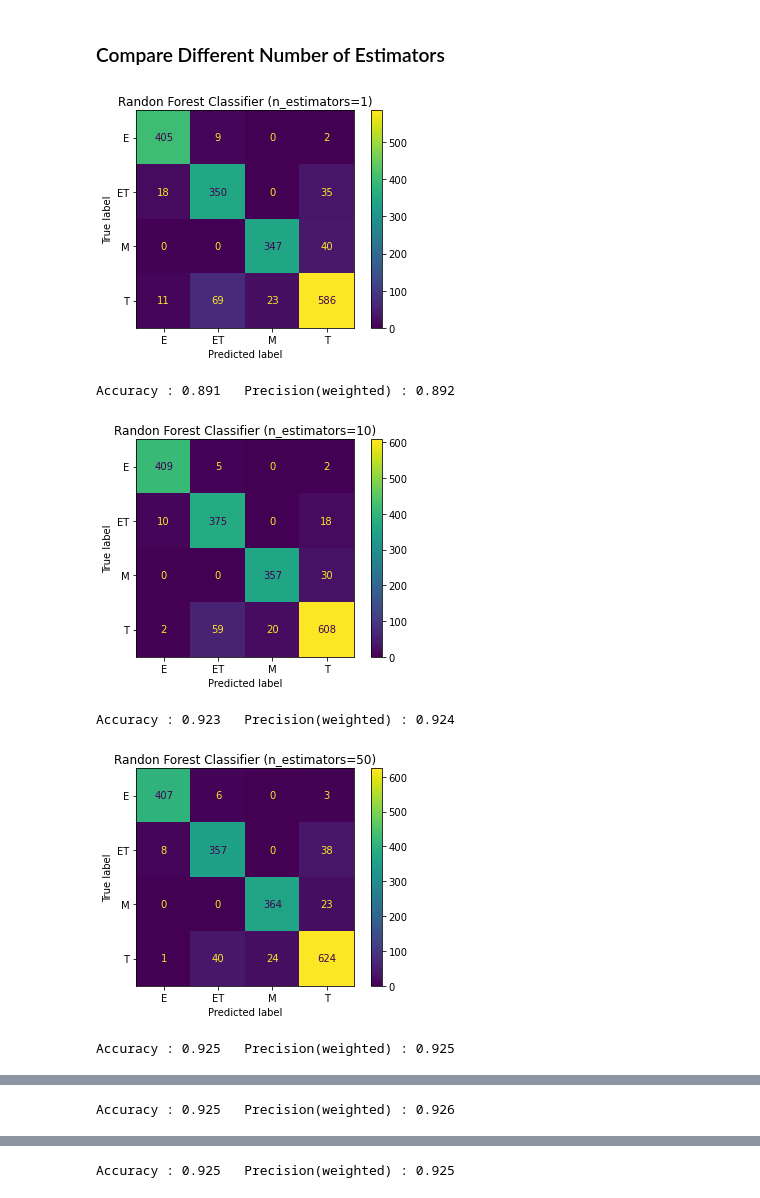
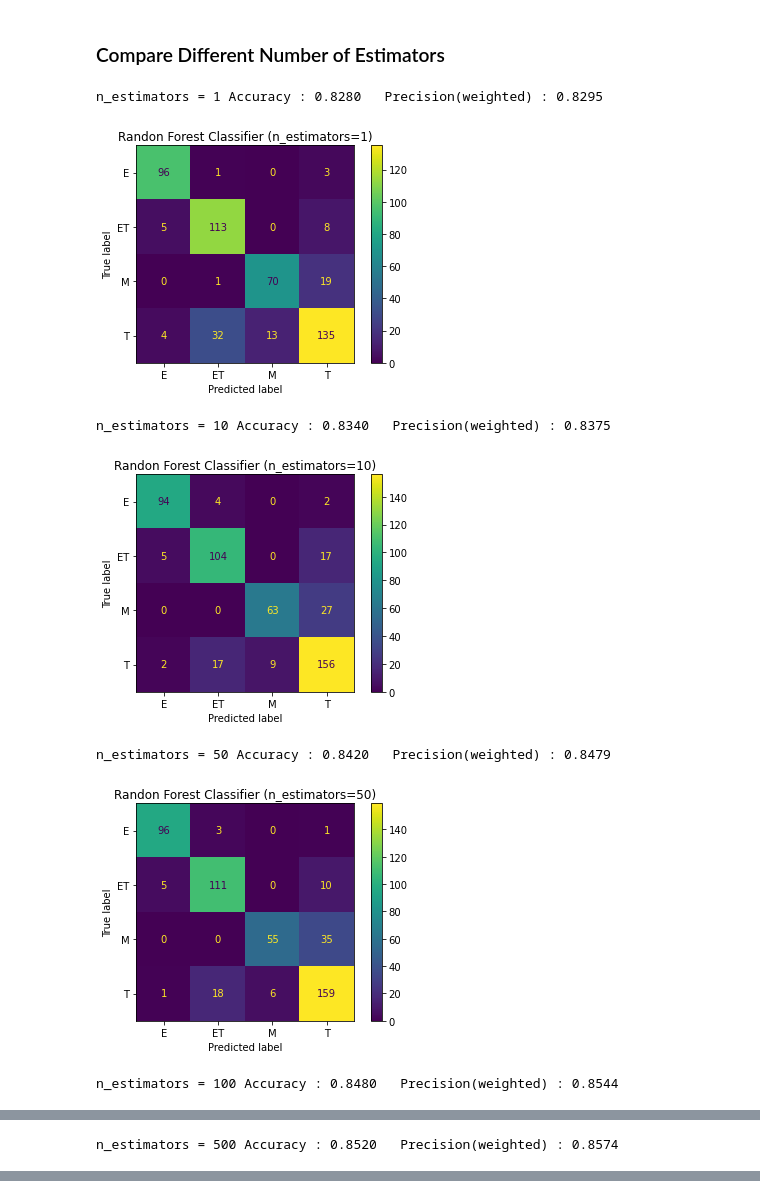
Before and after one commit to Jajc09/GBC-MCfML, a Jupyter notebook: final_project/game_ratings_kevin.ipynb, the cells around one changed output, grey strips where cells are left out. Cells and saved outputs as stored; diff of their text form; code cells hidden in the pictures.

```diff
--- a/final_project/game_ratings_kevin.ipynb
+++ b/final_project/game_ratings_kevin.ipynb
@@ -102,11 +105,11 @@ array(['E', 'ET', 'M', 'T'], dtype=object)
 from sklearn.ensemble import RandomForestClassifier
 
 rfc = RandomForestClassifier(n_estimators=100, n_jobs=-1)
-rfc.fit(X, y)
+rfc.fit(X_train, y_train)
 # %% [output]
 RandomForestClassifier(n_jobs=-1)
 # %%
-y_predict = rfc.predict(X)
-y_predict = label_encoder.inverse_transform(y_predict)
+y_predict = rfc.predict(X_test)
+#y_predict = label_encoder.inverse_transform(y_predict)
 y_predict
 # %% [output]
@@ -116,9 +135,9 @@ from sklearn.metrics import confusion_matrix, ConfusionMatrixDisplay
 from sklearn.metrics import accuracy_score
 from sklearn.metrics import precision_score
 
-cm = confusion_matrix(y_actual, y_predict)
-accuracy = accuracy_score(y_actual, y_predict)
-precision = precision_score(y_actual, y_predict, average="weighted")
+cm = confusion_matrix(y_test, y_predict)
+accuracy = accuracy_score(y_test, y_predict)
+precision = precision_score(y_test, y_predict, average="weighted")
 
 accuracy, precision
 # %% [output]
@@ -144,26 +163,30 @@ from sklearn.metrics import precision_score
 import matplotlib.pyplot as plt
 %matplotlib inline
 
-def TestRandForest(X, y, labels, n_est=100):
+def TestRandForest(X_train, y_train, X_test, y_test, n_est=100, verbose=3):
+    #verbose flags: 1<<0 print accuracy and precision, 1<<1 plot confusion matrix
     rfc = RandomForestClassifier(n_estimators=n_est, n_jobs=-1)
-    rfc.fit(X, y)
-    y_predict = rfc.predict(X)
-    y_predict = label_encoder.inverse_transform(y_predict)
-    cm = confusion_matrix(y_actual, y_predict)
-    accuracy = accuracy_score(y_actual, y_predict)
-    precision = precision_score(y_actual, y_predict, average="weighted")
-    disp = ConfusionMatrixDisplay(confusion_matrix=cm, display_labels=labels)
-    disp.plot()
-    plt.title("Randon Forest Classifier (n_estimators=" + str(n_est) +")")
-    plt.show()
-    print(f'Accuracy : {accuracy:.3f}   Precision(weighted) : {precision:.3f}')
+    rfc.fit(X_train, y_train)
+    y_predict = rfc.predict(X_test)
+    cm = confusion_matrix(y_test, y_predict)
+    accuracy = accuracy_score(y_test, y_predict)
+    precision = precision_score(y_test, y_predict, average="weighted")
+    disp = ConfusionMatrixDisplay(confusion_matrix=cm, display_labels=y_train.unique())
+    if verbose & (1 << 0) > 0:
+        print(f'n_estimators = {n_est} Accuracy : {accuracy:.4f}   Precision(weighted) : {precision:.4f}')
+    if verbose & (1 << 1) > 0:
+        disp.plot()
+        plt.title("Randon Forest Classifier (n_estimators=" + str(n_est) +")")
+        plt.show()
+    return disp, accuracy, precision
 # %%
 for n in [1, 10, 50, 100, 500]:
-    TestRandForest(X, y, labels, n)
+    disp, accuracy, precision = TestRandForest(X_train, y_train, X_test, y_test, n_est=n, verbose=3)
 # %% [output]
+n_estimators = 1 Accuracy : 0.8280   Precision(weighted) : 0.8295
-[figure, old version]
+[figure, new version]
-Accuracy : 0.891   Precision(weighted) : 0.892
+n_estimators = 10 Accuracy : 0.8340   Precision(weighted) : 0.8375
-[figure, old version]
+[figure, new version]
-Accuracy : 0.923   Precision(weighted) : 0.924
+n_estimators = 50 Accuracy : 0.8420   Precision(weighted) : 0.8479
-[figure, old version]
+[figure, new version]
-Accuracy : 0.925   Precision(weighted) : 0.925
+n_estimators = 100 Accuracy : 0.8480   Precision(weighted) : 0.8544
@@ -171 +194 @@ Accuracy : 0.925   Precision(weighted) : 0.925
-Accuracy : 0.925   Precision(weighted) : 0.926
+n_estimators = 500 Accuracy : 0.8520   Precision(weighted) : 0.8574
@@ -173 +195,0 @@ Accuracy : 0.925   Precision(weighted) : 0.926
-Accuracy : 0.925   Precision(weighted) : 0.925
```
Also changed, not shown: parts of 26 cells of this notebook, 1 other file.
